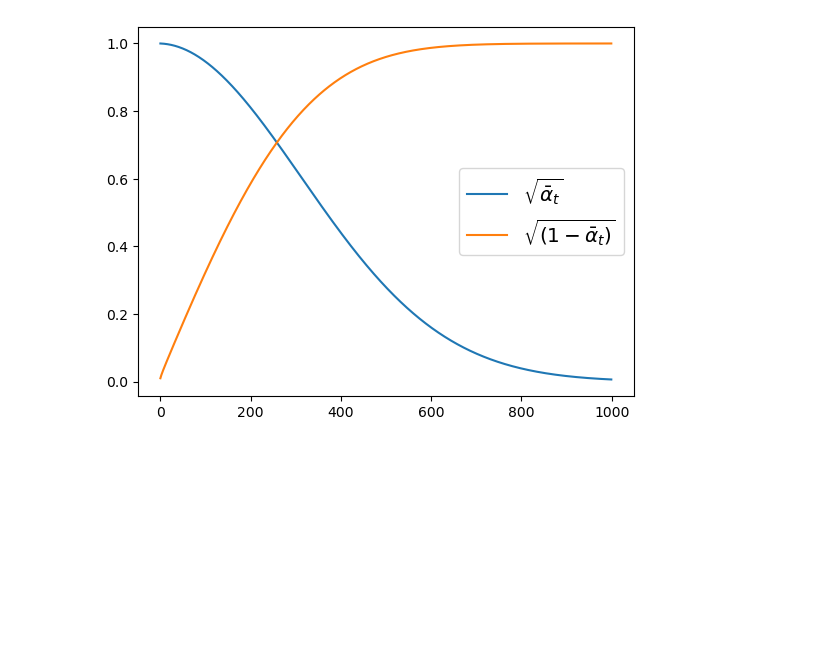
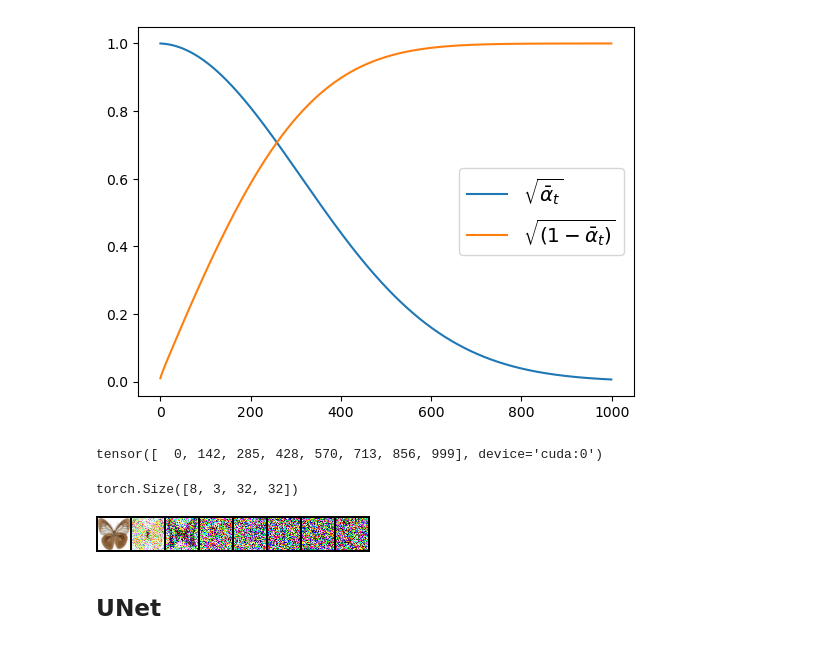
Before and after one commit to chunhuizhang/diffusion_models_tutorials, a Jupyter notebook: tutorials/diffusers_introduction.ipynb, the cells around one changed output. Cells and saved outputs as stored; diff of their text form; code cells hidden in the pictures; blank space fills up the shorter version.

```diff
--- a/tutorials/diffusers_introduction.ipynb
+++ b/tutorials/diffusers_introduction.ipynb
@@ -179,0 +209,10 @@ plt.legend(fontsize="x-large");
+# %%
+timesteps = torch.linspace(0, 999, 8).long().to(device)
+timesteps
+# %% [output]
+tensor([  0, 142, 285, 428, 570, 713, 856, 999], device='cuda:0')
+# %%
+noise = torch.randn_like(image_batch)
+noise.shape
+# %% [output]
+torch.Size([8, 3, 32, 32])
@@ -179,0 +221,8 @@ plt.legend(fontsize="x-large");
+# %%
+noisy_image_batch = noise_scheduler.add_noise(image_batch, noise, timesteps)
+# %%
+show_images(noisy_image_batch)
+# %% [output]
+[figure, added]
+# %% [markdown]
+## UNet
```
Also changed, not shown: parts of 24 cells of this notebook.
